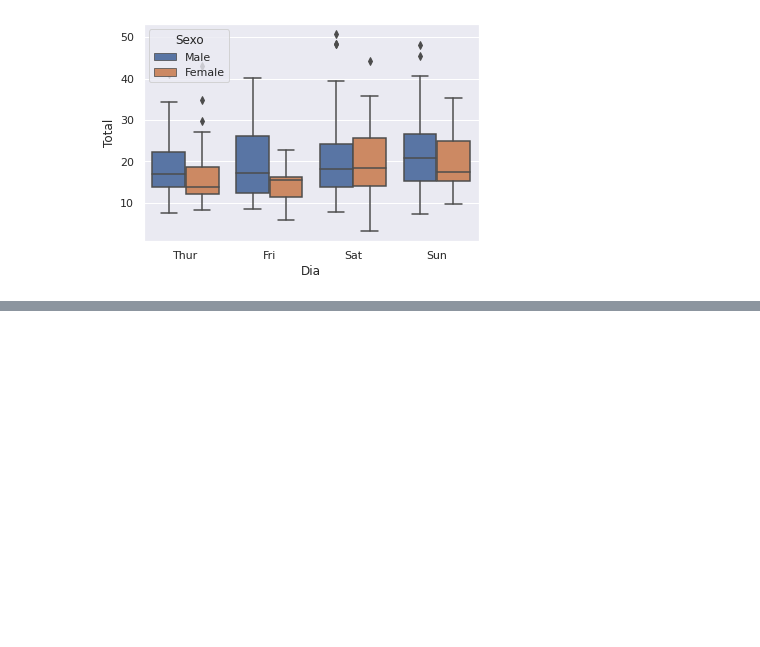
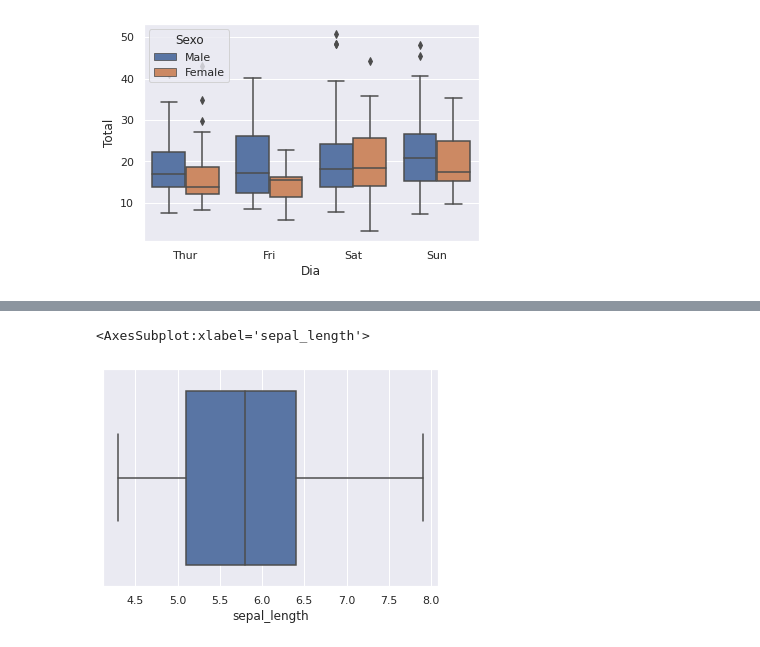
Before and after one commit to luizfernandopavanello/python_courses, a Jupyter notebook: soukAnalyticsPython/01_Programação_Python.ipynb, the cells around one changed output, grey strips where cells are left out. Saved outputs shown, nothing was run; the diff lists cells and outputs as text; code cells hidden in the pictures; blank space fills up the shorter version.

```diff
--- a/soukAnalyticsPython/01_Programação_Python.ipynb
+++ b/soukAnalyticsPython/01_Programação_Python.ipynb
@@ -1006,0 +1018,6 @@ sns.boxplot( data=Base_Dados, x='Dia', y='Total', hue='Sexo')
+# %%
+# Leitura da Base de Dados
+Base_Dados = sns.load_dataset('iris')
+
+# Primeiros registros
+Base_Dados.head()
@@ -1006,0 +1082,6 @@ sns.boxplot( data=Base_Dados, x='Dia', y='Total', hue='Sexo')
+# %%
+# Plot do Boxplot
+sns.boxplot(Base_Dados['sepal_length'])
+# %% [output]
+<AxesSubplot:xlabel='sepal_length'>
+[figure, added]
```
Also changed, not shown: parts of 38 cells of this notebook.
